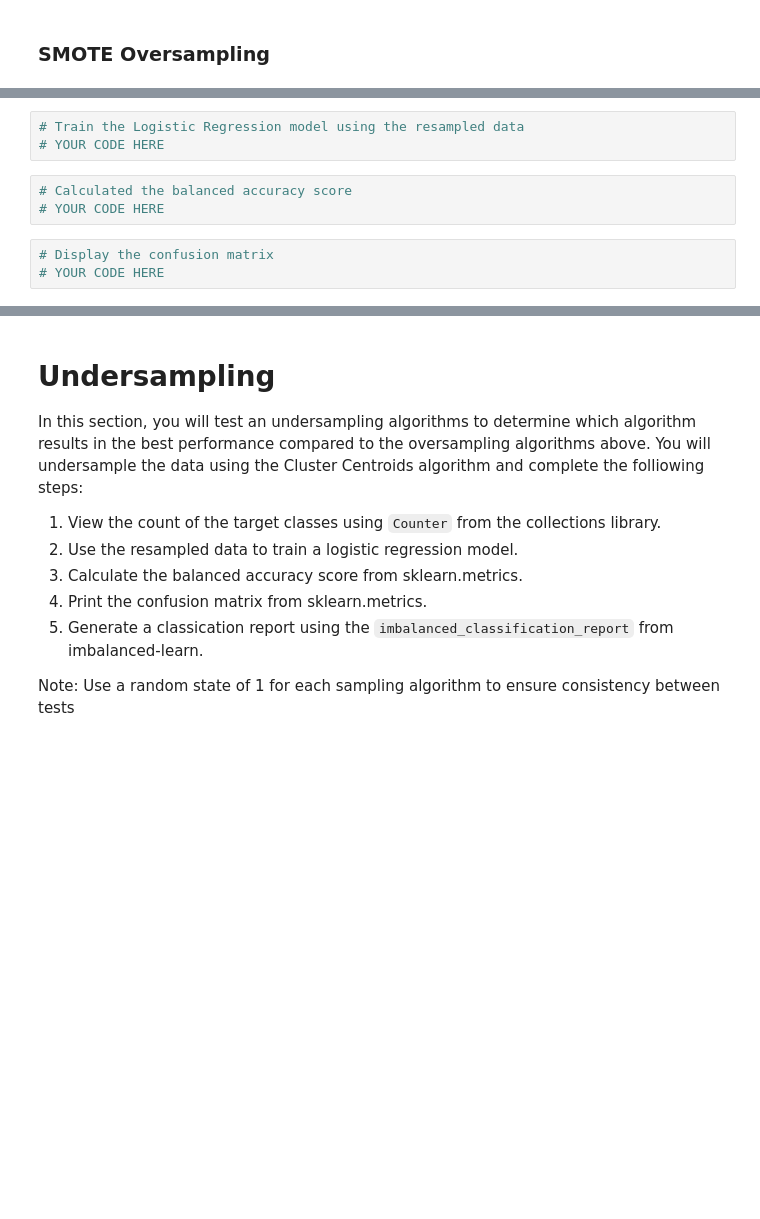
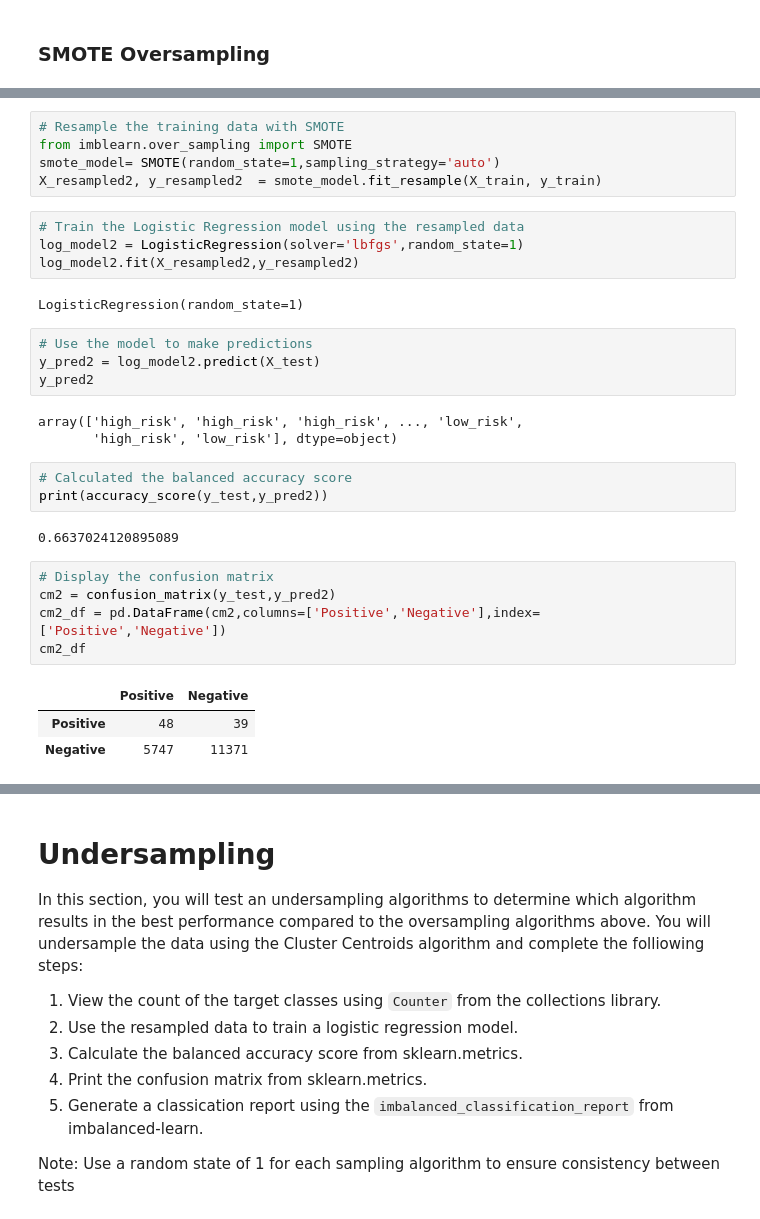
Before and after one commit to stovepipe/Credit_Risk_Analysis, a Jupyter notebook: credit_risk_resampling.ipynb, the cells around one changed output, grey strips where cells are left out. Drawn from its saved outputs; the diff is of its cells as text; blank space fills up the shorter version.

```diff
--- a/credit_risk_resampling.ipynb
+++ b/credit_risk_resampling.ipynb
@@ -192,11 +188,34 @@ avg / total       0.99      0.67      0.63      0.80      0.65      0.42     172
+# %%
+# Resample the training data with SMOTE
+from imblearn.over_sampling import SMOTE
+smote_model= SMOTE(random_state=1,sampling_strategy='auto')
+X_resampled2, y_resampled2  = smote_model.fit_resample(X_train, y_train)
 # %%
 # Train the Logistic Regression model using the resampled data
-# YOUR CODE HERE
+log_model2 = LogisticRegression(solver='lbfgs',random_state=1)
+log_model2.fit(X_resampled2,y_resampled2)
+# %% [output]
+LogisticRegression(random_state=1)
+# %%
+# Use the model to make predictions
+y_pred2 = log_model2.predict(X_test)
+y_pred2
+# %% [output]
+array(['high_risk', 'high_risk', 'high_risk', ..., 'low_risk',
+       'high_risk', 'low_risk'], dtype=object)
 # %%
 # Calculated the balanced accuracy score
-# YOUR CODE HERE
+print(accuracy_score(y_test,y_pred2))
+# %% [output]
+0.6637024120895089
-# %%
-# Display the confusion matrix
-# YOUR CODE HERE
+# %%
+# Display the confusion matrix
+cm2 = confusion_matrix(y_test,y_pred2)
+cm2_df = pd.DataFrame(cm2,columns=['Positive','Negative'],index=['Positive','Negative'])
+cm2_df
+# %% [output]
+|  | Positive | Negative |
+| Positive | 48 | 39 |
+| Negative | 5747 | 11371 |
 # %%
 # Print the imbalanced classification report
```
Also changed, not shown: parts of 18 cells of this notebook.
